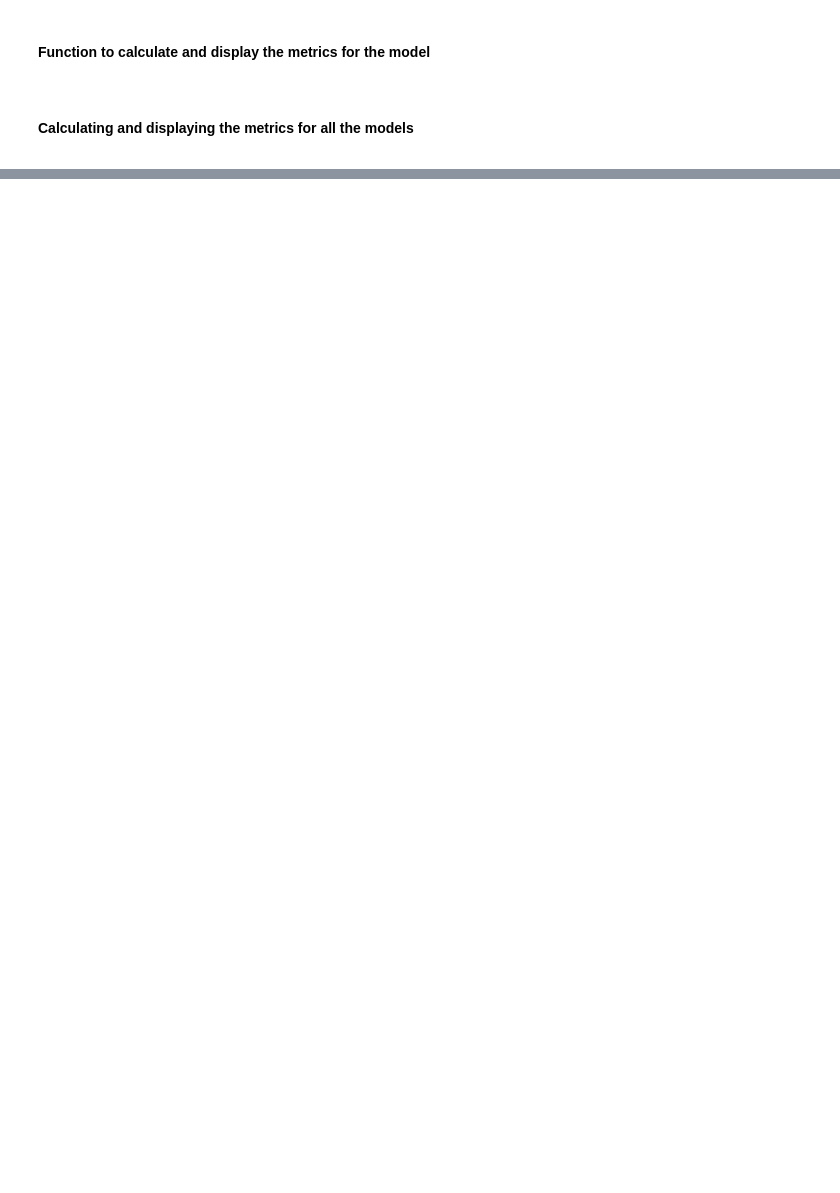
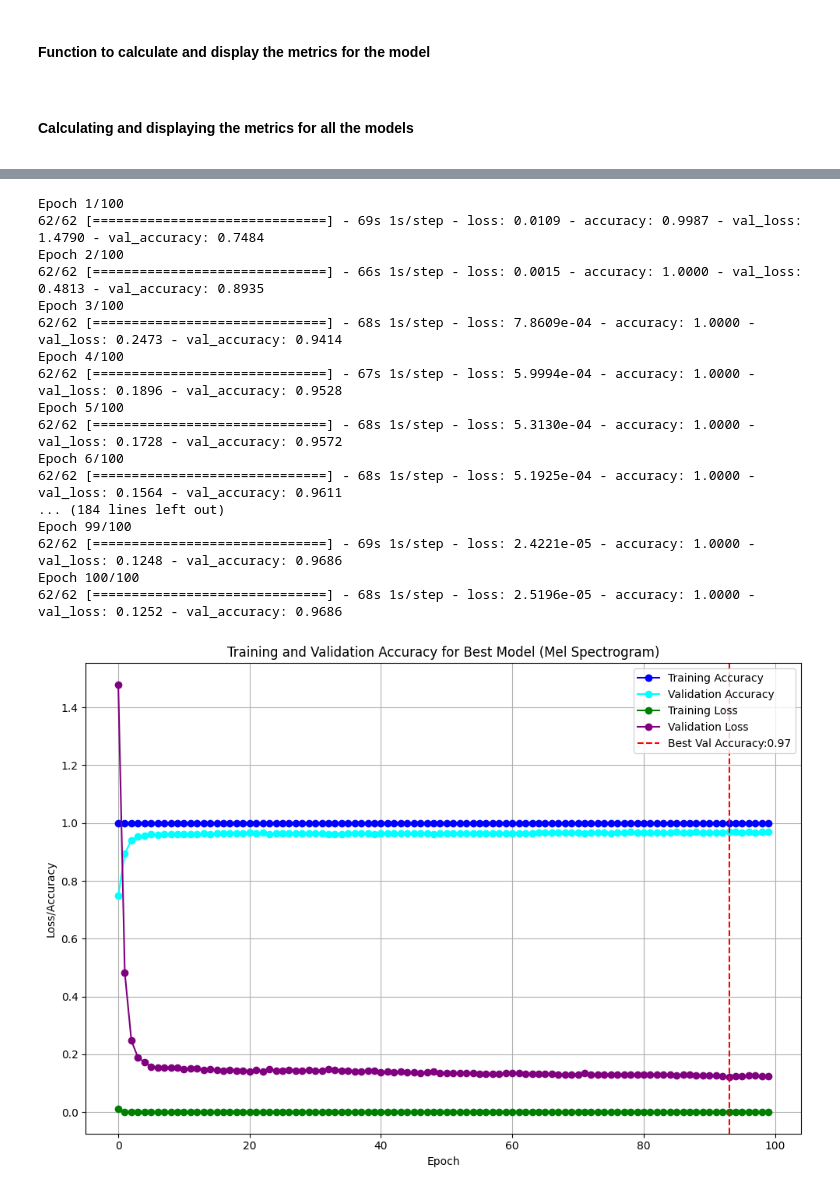
Before and after one commit to mbar0075/Speech-Technology, a Jupyter notebook: Assignment/App.ipynb, the cells around one changed output, grey strips where cells are left out. Drawn from its saved outputs; the diff is of its cells as text; code cells hidden in the pictures; blank space fills up the shorter version.

Commit message:
Model Testing and added Dataset Evaluation

```diff
--- a/Assignment/App.ipynb
+++ b/Assignment/App.ipynb
@@ -1489,0 +1594,29 @@ F1 Score: 0.919
+# %%
+# Defining the model architecture
+best_model = keras.Sequential([
+    keras.layers.Conv2D(32, (3, 3), activation='tanh', input_shape=(128, 94, 1)),
+    keras.layers.Conv2D(64, (3, 3), activation='tanh'),
+    keras.layers.MaxPooling2D(pool_size=(2, 2)),
+    keras.layers.Conv2D(64, (3, 3), activation='tanh'),
+    keras.layers.MaxPooling2D(pool_size=(2, 2)),
+    keras.layers.Reshape((30, 21 * 64)),
+    keras.layers.LSTM(64, return_sequences=True),
+    keras.layers.Flatten(),
+    keras.layers.BatchNormalization(),
+    keras.layers.Dropout(0.1),
+    keras.layers.Dense(NUM_CLASSES, activation='softmax')
+])
+
+# Setting the optimizer
+best_optimizer = keras.optimizers.Adam(learning_rate=0.001)
+
+# Early stopping callback (Increased patience to 15, as the model is more complex)
+best_early_stopping = keras.callbacks.EarlyStopping(monitor='val_loss', patience=15, restore_best_weights=True)
+
+# Compiling the model
+best_model.compile(optimizer=best_optimizer,
+              loss='categorical_crossentropy',
+              metrics=['accuracy'])
+
+# Printing the model summary
+best_model.summary()
@@ -1489,0 +1641,28 @@ F1 Score: 0.919
+# %%
+# Training the best model
+history = best_model.fit(x_train_mel, y_train_encoded_mel, validation_data=(x_val_mel, y_val_encoded_mel), epochs=100, batch_size=128, callbacks=[best_early_stopping])
+
+# Saving the model
+best_model.save('best_model_mel.h5')
+
+# Plotting the training and validation curves
+plot_curves(history, 'accuracy', 'Training and Validation Accuracy for Best Model (Mel Spectrogram)', do_save=True, save_path='best_model_mel_accuracy.png')
+# %% [output]
+Epoch 1/100
+62/62 [==============================] - 69s 1s/step - loss: 0.0109 - accuracy: 0.9987 - val_loss: 1.4790 - val_accuracy: 0.7484
+Epoch 2/100
+62/62 [==============================] - 66s 1s/step - loss: 0.0015 - accuracy: 1.0000 - val_loss: 0.4813 - val_accuracy: 0.8935
+Epoch 3/100
+62/62 [==============================] - 68s 1s/step - loss: 7.8609e-04 - accuracy: 1.0000 - val_loss: 0.2473 - val_accuracy: 0.9414
+Epoch 4/100
+62/62 [==============================] - 67s 1s/step - loss: 5.9994e-04 - accuracy: 1.0000 - val_loss: 0.1896 - val_accuracy: 0.9528
+Epoch 5/100
+62/62 [==============================] - 68s 1s/step - loss: 5.3130e-04 - accuracy: 1.0000 - val_loss: 0.1728 - val_accuracy: 0.9572
+Epoch 6/100
+62/62 [==============================] - 68s 1s/step - loss: 5.1925e-04 - accuracy: 1.0000 - val_loss: 0.1564 - val_accuracy: 0.9611
+... (184 lines left out)
+Epoch 99/100
+62/62 [==============================] - 69s 1s/step - loss: 2.4221e-05 - accuracy: 1.0000 - val_loss: 0.1248 - val_accuracy: 0.9686
+Epoch 100/100
+62/62 [==============================] - 68s 1s/step - loss: 2.5196e-05 - accuracy: 1.0000 - val_loss: 0.1252 - val_accuracy: 0.9686
+[figure, added]
```
Also changed, not shown: parts of 30 cells of this notebook, 34 other files.
